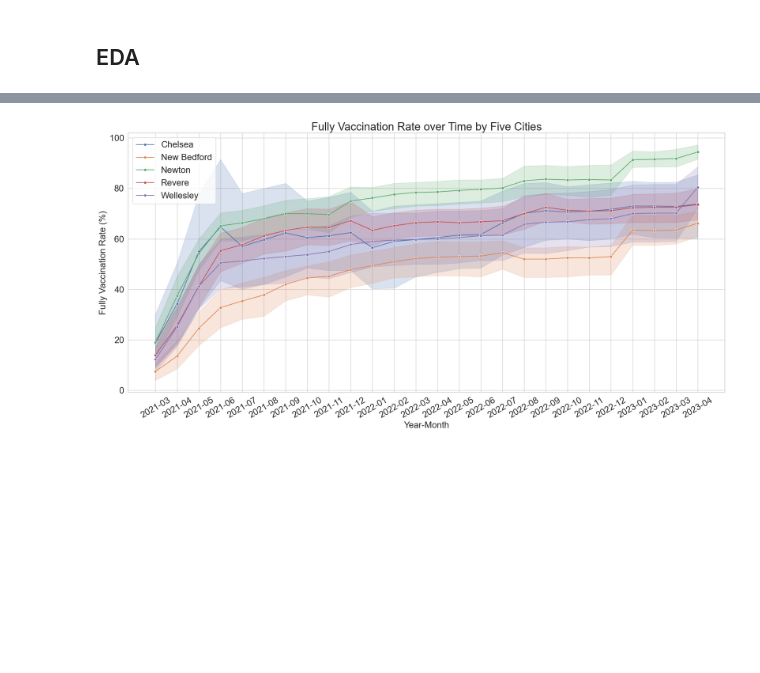
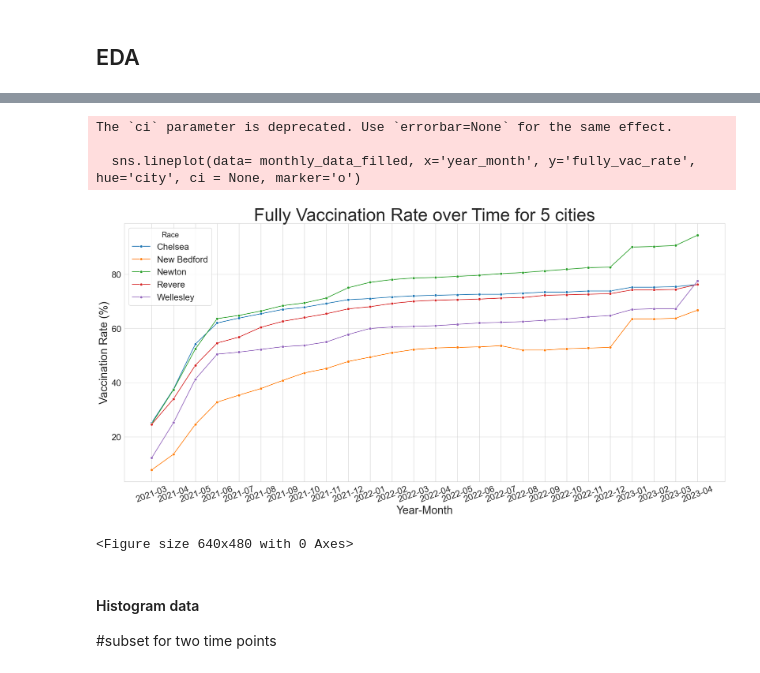
Before and after one commit to BU-Spark/ds-bch-vaccine-equity, a Jupyter notebook: fa23-team/Data_explor_vac.ipynb, the cells around one changed output, grey strips where cells are left out. Cells and saved outputs as stored; diff of their text form; code cells hidden in the pictures; blank space fills up the shorter version.

```diff
--- a/fa23-team/Data_explor_vac.ipynb
+++ b/fa23-team/Data_explor_vac.ipynb
@@ -305,9 +400,10 @@ plt.show()
 # %%
 # Plotting partially rate
+
 plt.figure(figsize=(20, 10))
 #sns.lineplot(data=df_filtered, x='date', y='vaccination_rate', hue='city', style='race')
-monthly_data['year_month'] = monthly_data['year_month'].astype(str)
-sns.lineplot(data= monthly_data, x='year_month', y='partially_vac_rate', hue='race', marker='o')
+monthly_data_filled['year_month'] = monthly_data_filled['year_month'].astype(str)
+sns.lineplot(data= monthly_data_filled, x='year_month', y='partially_vac_rate', hue='race',ci = None,  marker='o')
 
 # Adjusting x-axis for better readability
 
@@ -331,9 +430,10 @@ plt.show()
 # %%
-# Plotting fully_vac rate
+# Plotting onedose_vac_rate rate
+
 plt.figure(figsize=(20, 10))
 #sns.lineplot(data=df_filtered, x='date', y='vaccination_rate', hue='city', style='race')
-monthly_data['year_month'] = monthly_data['year_month'].astype(str)
-sns.lineplot(data= monthly_data, x='year_month', y='onedose_vac_rate', hue='race', marker='o')
+monthly_data_filled['year_month'] = monthly_data_filled['year_month'].astype(str)
+sns.lineplot(data= monthly_data_filled, x='year_month', y='onedose_vac_rate', hue='race', ci = None, marker='o')
 
 # Adjusting x-axis for better readability
 
@@ -357,16 +460,17 @@ plt.show()
 # %%
 # Plotting fully_vac rate
+
 plt.figure(figsize=(20, 10))
 #sns.lineplot(data=df_filtered, x='date', y='vaccination_rate', hue='city', style='race')
-monthly_data['year_month'] = monthly_data['year_month'].astype(str)
-sns.lineplot(data= monthly_data, x='year_month', y='boosted_rate', hue='race', marker='o')
+monthly_data_filled['year_month'] = monthly_data_filled['year_month'].astype(str)
+sns.lineplot(data= monthly_data_filled, x='year_month', y='boosted_rate', hue='race', ci = None, marker='o')
 
 # Adjusting x-axis for better readability
 
 plt.xticks(rotation=30)
 
 # Set title and labels
-plt.title('Boosted Rate over Time for 5 cities by Race Group', fontsize = 25)
+plt.title('Boosted Rate over Time for 5 cities', fontsize = 25)
 plt.ylabel('Vaccination Rate (%)', fontsize = 20)
 plt.xlabel('Year-Month', fontsize = 20)
 
@@ -378,4 +482,6 @@ plt.legend(title='Race', title_fontsize = '17', fontsize = 20, loc = 'upper left
 
 plt.tight_layout()
 plt.show()
+
+plt.savefig('./boosted_rate_by_cities.png')
 # %% [output]
@@ -383,26 +493,36 @@ plt.show()
 # %%
 # Plotting fully_vac rate
+
 plt.figure(figsize=(20, 10))
 #sns.lineplot(data=df_filtered, x='date', y='vaccination_rate', hue='city', style='race')
-monthly_data['year_month'] = monthly_data['year_month'].astype(str)
-sns.lineplot(data= monthly_data, x='year_month', y='fully_vac_rate', hue='city', marker='o')
+monthly_data_filled['year_month'] = monthly_data_filled['year_month'].astype(str)
+sns.lineplot(data= monthly_data_filled, x='year_month', y='fully_vac_rate', hue='city', ci = None, marker='o')
 
 # Adjusting x-axis for better readability
 
 plt.xticks(rotation=30)
 
 # Set title and labels
-plt.title('Fully Vaccination Rate over Time by Five Cities', fontsize = 25)
-plt.ylabel('Fully Vaccination Rate (%)', fontsize = 20)
-plt.xlabel('Year-Month', fontsize = 20)
+plt.title('Fully Vaccination Rate over Time for 5 cities', fontsize = 40)
+plt.ylabel('Vaccination Rate (%)', fontsize = 25)
+plt.xlabel('Year-Month', fontsize = 25)
 
 # adjust the tick labels and legend
-plt.xticks(rotation = 30, fontsize =20)
+plt.xticks(rotation = 20, fontsize =20)
 plt.yticks(fontsize = 20)
-plt.legend(title_fontsize = '17', fontsize = 20, loc = 'upper left')
+plt.legend(title='Race', title_fontsize = '17', fontsize = 20, loc = 'upper left')
 
 
 plt.tight_layout()
 plt.show()
+
+plt.savefig('./boosted_rate_by_cities.png')
 # %% [output]
+The `ci` parameter is deprecated. Use `errorbar=None` for the same effect.
+
+  sns.lineplot(data= monthly_data_filled, x='year_month', y='fully_vac_rate', hue='city', ci = None, marker='o')
-[figure, old version]
+[figure, new version]
+<Figure size 640x480 with 0 Axes>
+# %% [markdown]
+#### Histogram data
+#subset for two time points
```
Also changed, not shown: parts of 24 cells of this notebook.
